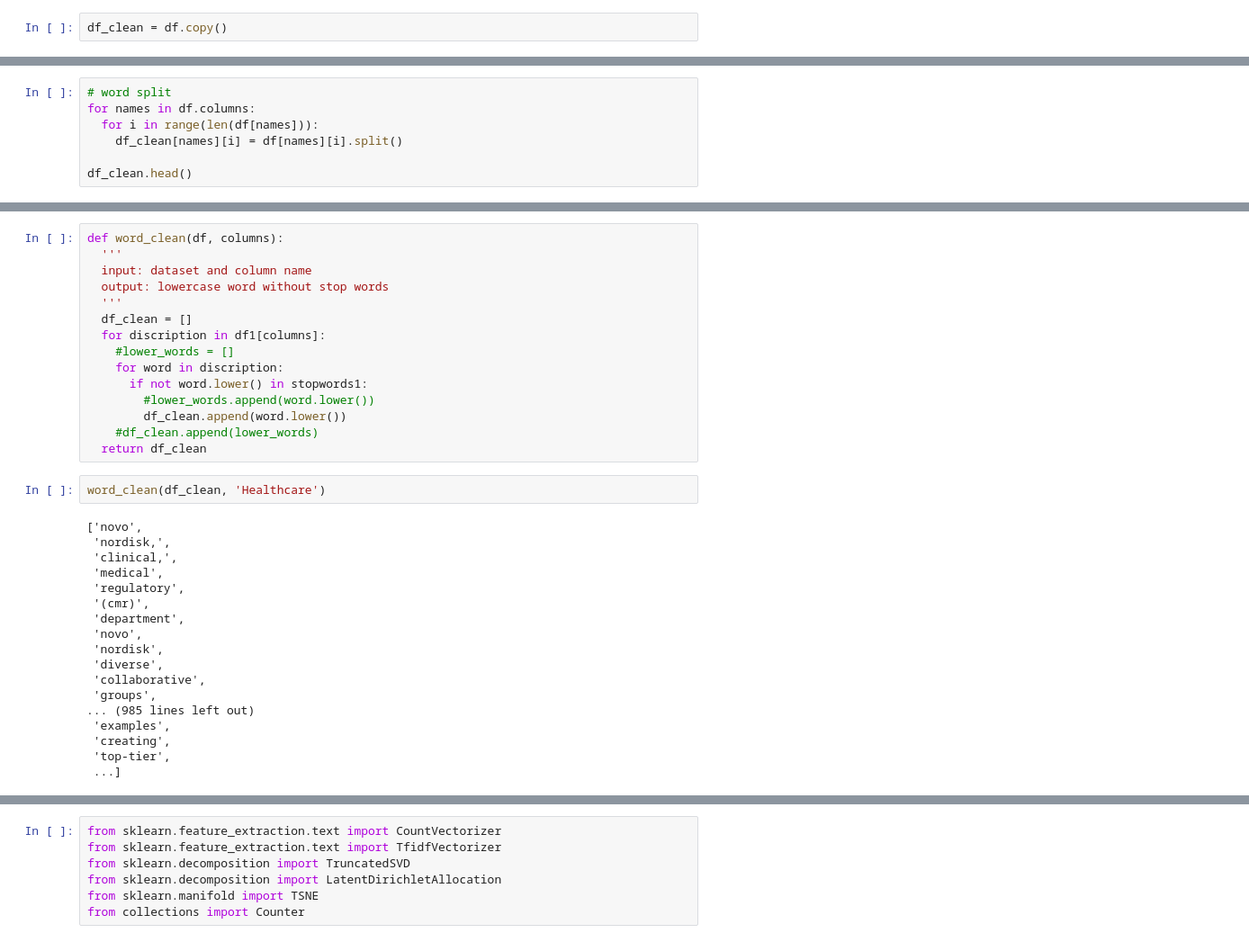
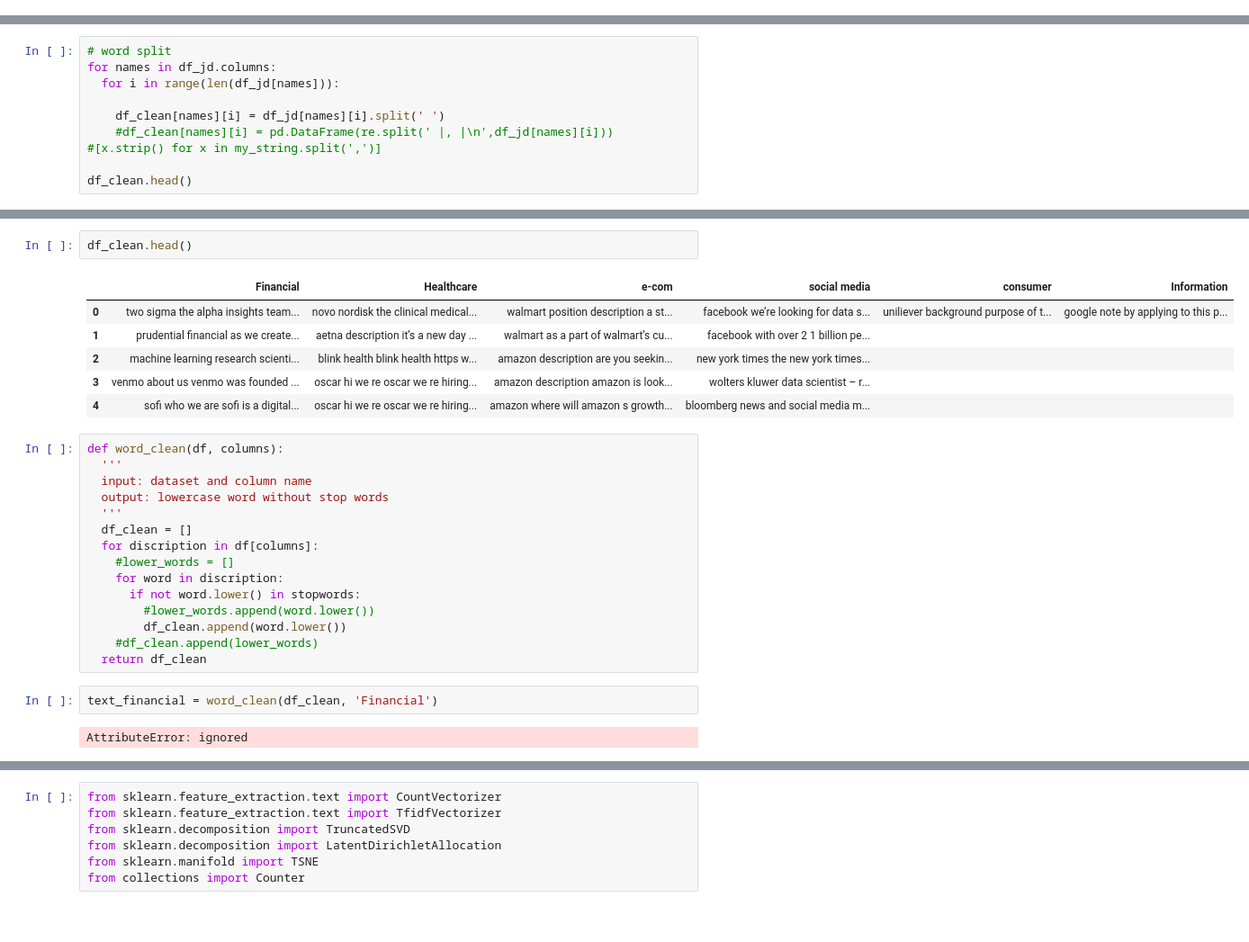
Before and after one commit to cyuancheng/Machine_Learning_Practice, a Jupyter notebook: JobDescriptionScreen.ipynb, the cells around one changed output, grey strips where cells are left out. Shown: that part at 90% size. Saved outputs shown, nothing was run; the diff lists cells and outputs as text; blank space fills up the shorter version.

```diff
--- a/JobDescriptionScreen.ipynb
+++ b/JobDescriptionScreen.ipynb
@@ -87,2 +126,0 @@ df.shape[0]
-# %%
-df_clean = df.copy()
@@ -89,8 +179,11 @@ df_clean = df.copy()
 # %%
 # word split
-for names in df.columns:
-  for i in range(len(df[names])):
-    df_clean[names][i] = df[names][i].split()
+for names in df_jd.columns:
+  for i in range(len(df_jd[names])):
+
+    df_clean[names][i] = df_jd[names][i].split(' ')
+    #df_clean[names][i] = pd.DataFrame(re.split(' |, |\n',df_jd[names][i]))
+#[x.strip() for x in my_string.split(',')]
 
 df_clean.head()
 # %% [output]
@@ -103,3 +196,12 @@ df_clean.head()
+# %%
+df_clean.head()
+# %% [output]
+|  | Financial | Healthcare | e-com | social media | consumer | Information |
+| 0 | two sigma the alpha insights team... | novo nordisk the clinical medical... | walmart position description a st... | facebook we’re looking for data s... | uniliever background purpose of t... | google note by applying to this p... |
+| 1 | prudential financial as we create... | aetna description it’s a new day ... | walmart as a part of walmart’s cu... | facebook with over 2 1 billion pe... |  |  |
+| 2 | machine learning research scienti... | blink health blink health https w... | amazon description are you seekin... | new york times the new york times... |  |  |
+| 3 | venmo about us venmo was founded ... | oscar hi we re oscar we re hiring... | amazon description amazon is look... | wolters kluwer data scientist – r... |  |  |
+| 4 | sofi who we are sofi is a digital... | oscar hi we re oscar we re hiring... | amazon where will amazon s growth... | bloomberg news and social media m... |  |  |
 # %%
 def word_clean(df, columns):
   '''
@@ -107,34 +209,18 @@ def word_clean(df, columns):
   output: lowercase word without stop words
   '''
   df_clean = []
-  for discription in df1[columns]:
+  for discription in df[columns]:
     #lower_words = []
     for word in discription:
-      if not word.lower() in stopwords1:
+      if not word.lower() in stopwords:
         #lower_words.append(word.lower())
         df_clean.append(word.lower())
     #df_clean.append(lower_words)
   return df_clean
-# %%
-word_clean(df_clean, 'Healthcare')
-# %% [output]
-['novo',
- 'nordisk,',
- 'clinical,',
- 'medical',
- 'regulatory',
- '(cmr)',
- 'department',
- 'novo',
- 'nordisk',
- 'diverse',
- 'collaborative',
- 'groups',
-... (985 lines left out)
- 'examples',
- 'creating',
- 'top-tier',
- ...]
+# %%
+text_financial = word_clean(df_clean, 'Financial')
+# %% [output]
+AttributeError: ignored
 # %%
 #word_clean(df1, 'Financial');
 # check stop words
```
Also changed, not shown: parts of 29 cells of this notebook.
